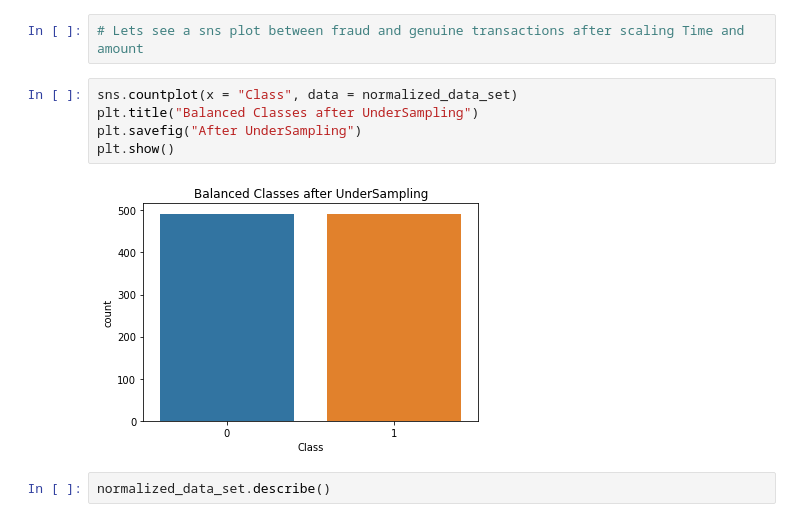
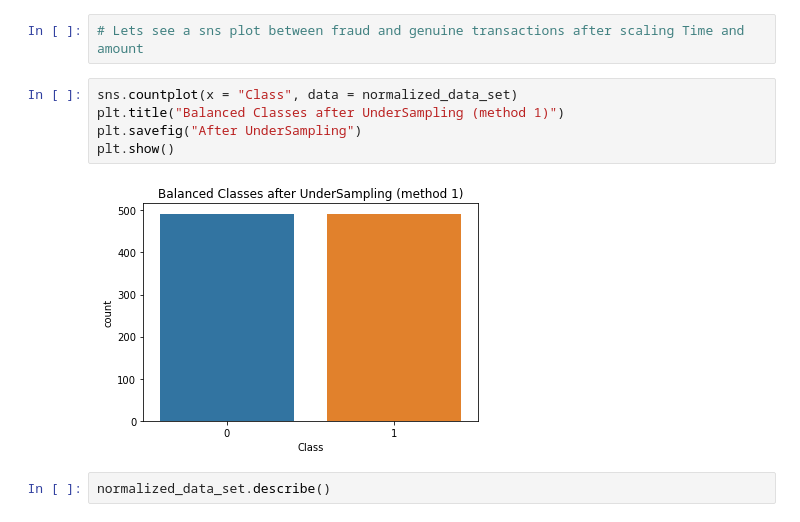
Before and after one commit to NehaDas25/DataScience_CS5661, a Jupyter notebook: Credit_Card_Fraud_Detection.ipynb, the cells around one changed output. Saved outputs shown, nothing was run; the diff lists cells and outputs as text.

```diff
--- a/Credit_Card_Fraud_Detection.ipynb
+++ b/Credit_Card_Fraud_Detection.ipynb
@@ -190,11 +256,11 @@ normalized_data_set = pd.concat([fraud_data_set, genuine_data_set])
 # Lets see a sns plot between fraud and genuine transactions after scaling Time and amount
 # %%
 sns.countplot(x = "Class", data = normalized_data_set)
-plt.title("Balanced Classes after UnderSampling")
+plt.title("Balanced Classes after UnderSampling (method 1)")
 plt.savefig("After UnderSampling")
 plt.show()
 # %% [output]
-[figure, old version]
+[figure, new version]
 # %%
 normalized_data_set.describe()
 # %% [output]
```
Also changed, not shown: parts of 77 cells of this notebook, 14 other files.
